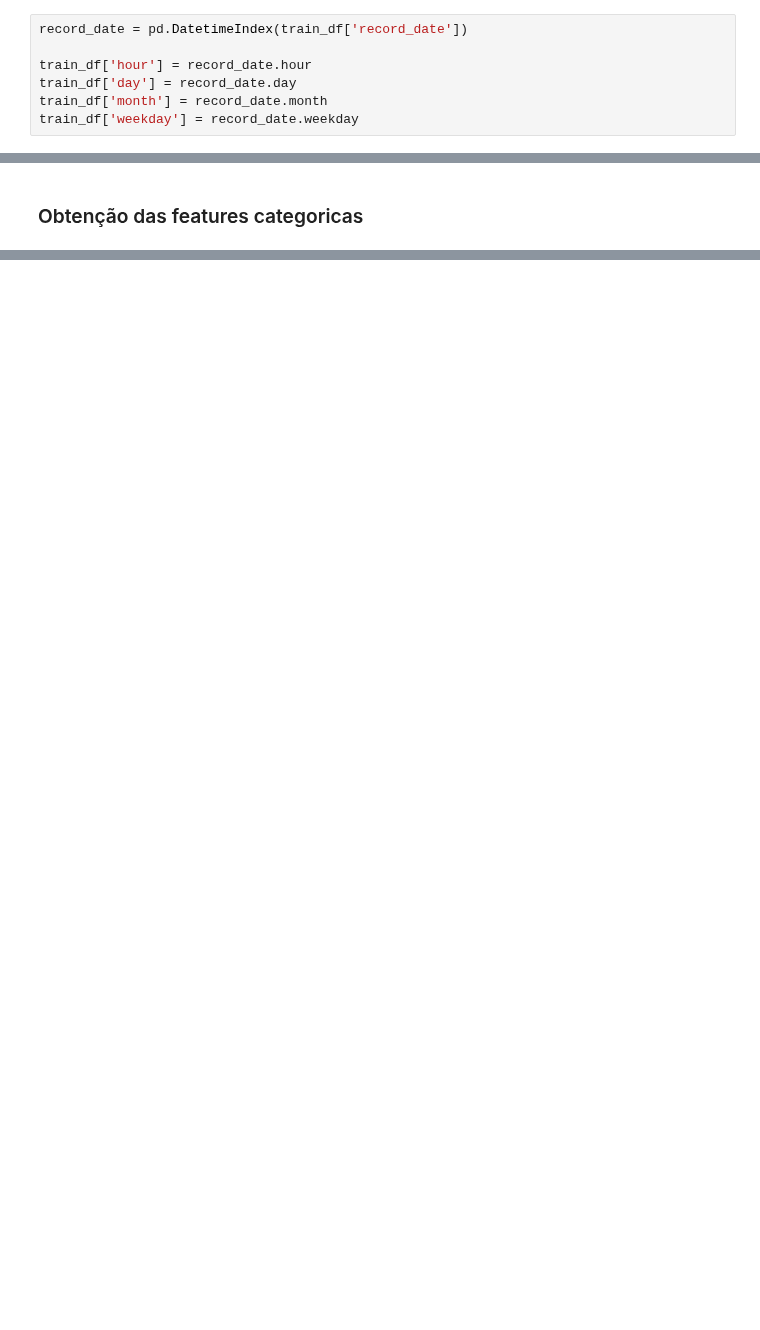
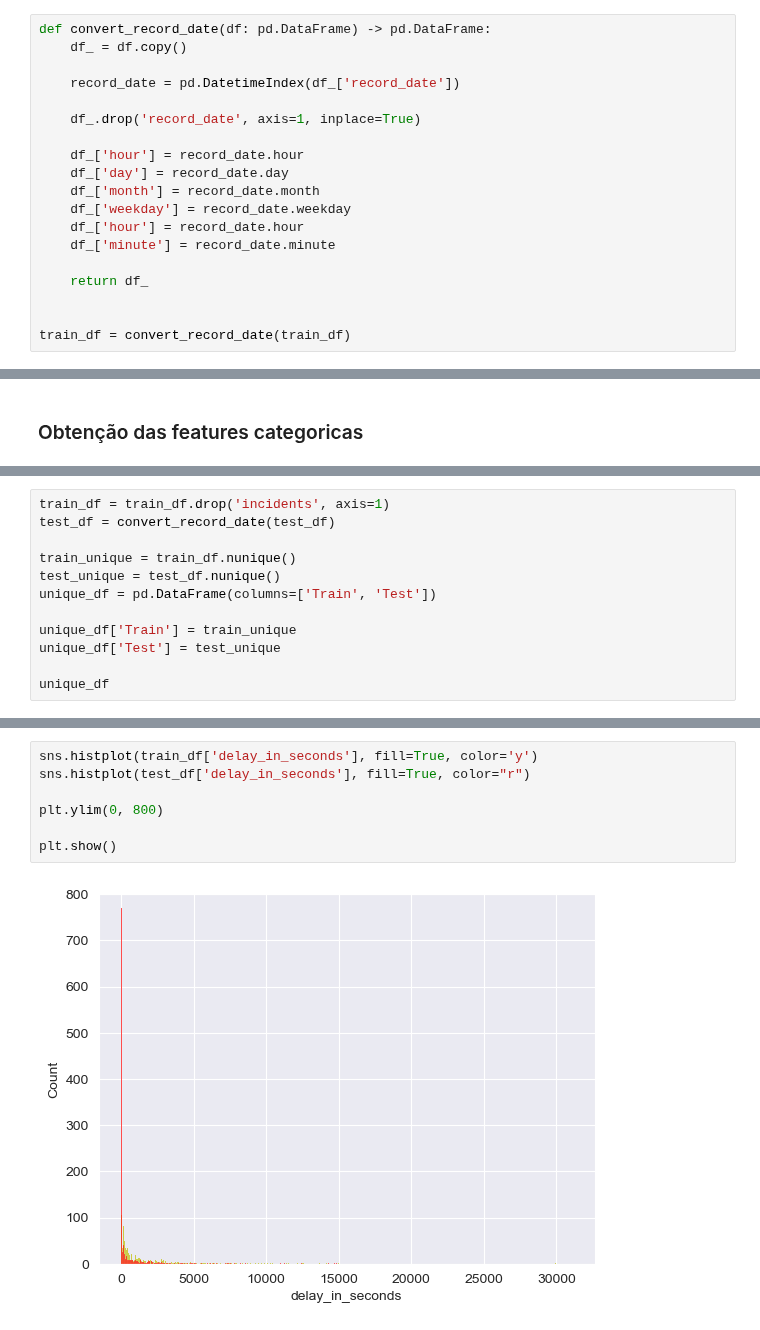
Before and after one commit to gonaloppcc/projetoDAA, a Jupyter notebook: competition/pre_data_analysis.ipynb, the cells around one changed output, grey strips where cells are left out. Cells and saved outputs as stored; diff of their text form; blank space fills up the shorter version.

```diff
--- a/competition/pre_data_analysis.ipynb
+++ b/competition/pre_data_analysis.ipynb
@@ -179,9 +277,21 @@ test_df.isnull().sum()
-# %%
-record_date = pd.DatetimeIndex(train_df['record_date'])
-
-train_df['hour'] = record_date.hour
-train_df['day'] = record_date.day
-train_df['month'] = record_date.month
-train_df['weekday'] = record_date.weekday
+# %%
+def convert_record_date(df: pd.DataFrame) -> pd.DataFrame:
+    df_ = df.copy()
+
+    record_date = pd.DatetimeIndex(df_['record_date'])
+
+    df_.drop('record_date', axis=1, inplace=True)
+
+    df_['hour'] = record_date.hour
+    df_['day'] = record_date.day
+    df_['month'] = record_date.month
+    df_['weekday'] = record_date.weekday
+    df_['hour'] = record_date.hour
+    df_['minute'] = record_date.minute
+
+    return df_
+
+
+train_df = convert_record_date(train_df)
 # %%
 train_df['hour'].value_counts()
@@ -207,0 +424,12 @@ test_df[test_df.duplicated()]
+# %%
+train_df = train_df.drop('incidents', axis=1)
+test_df = convert_record_date(test_df)
+
+train_unique = train_df.nunique()
+test_unique = test_df.nunique()
+unique_df = pd.DataFrame(columns=['Train', 'Test'])
+
+unique_df['Train'] = train_unique
+unique_df['Test'] = test_unique
+
+unique_df
@@ -207,0 +454,9 @@ test_df[test_df.duplicated()]
+# %%
+sns.histplot(train_df['delay_in_seconds'], fill=True, color='y')
+sns.histplot(test_df['delay_in_seconds'], fill=True, color="r")
+
+plt.ylim(0, 800)
+
+plt.show()
+# %% [output]
+[figure, added]
```
Also changed, not shown: parts of 20 cells of this notebook, 9 other files.
